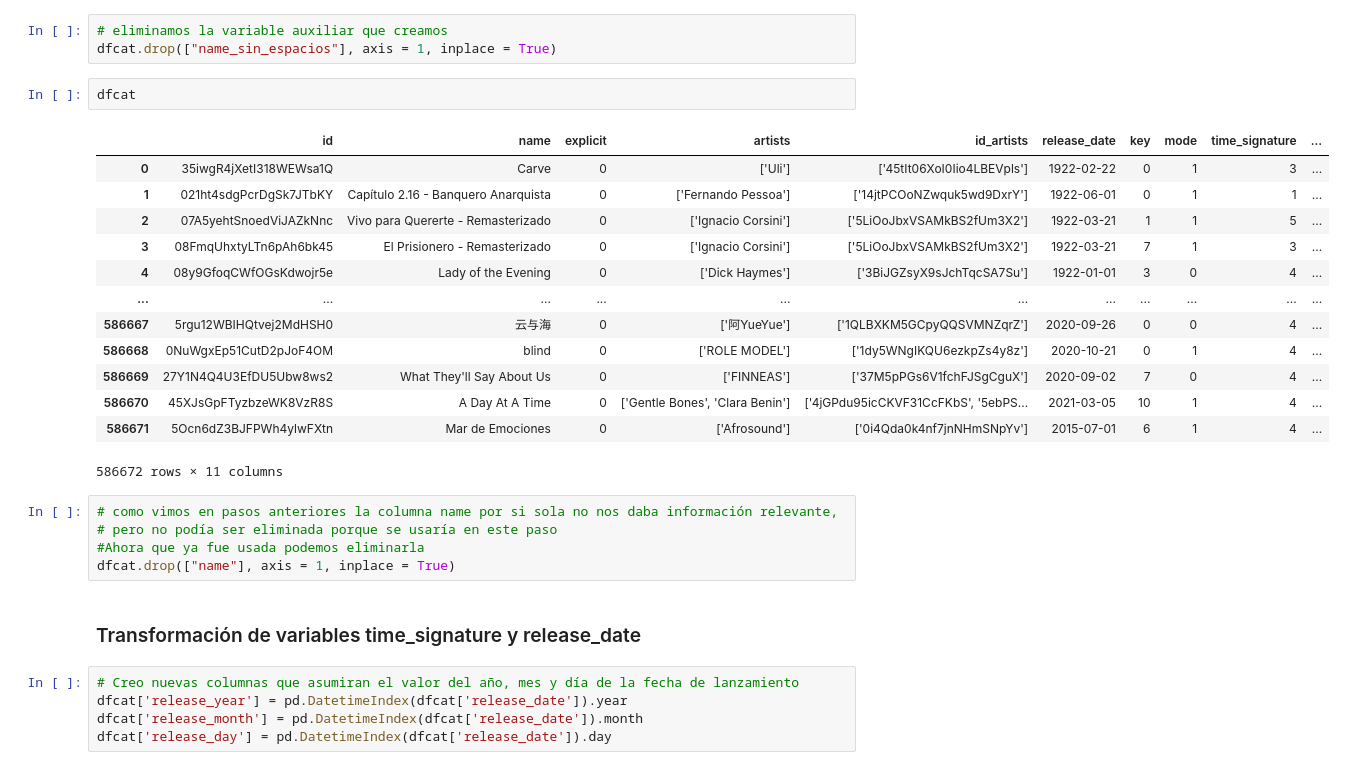
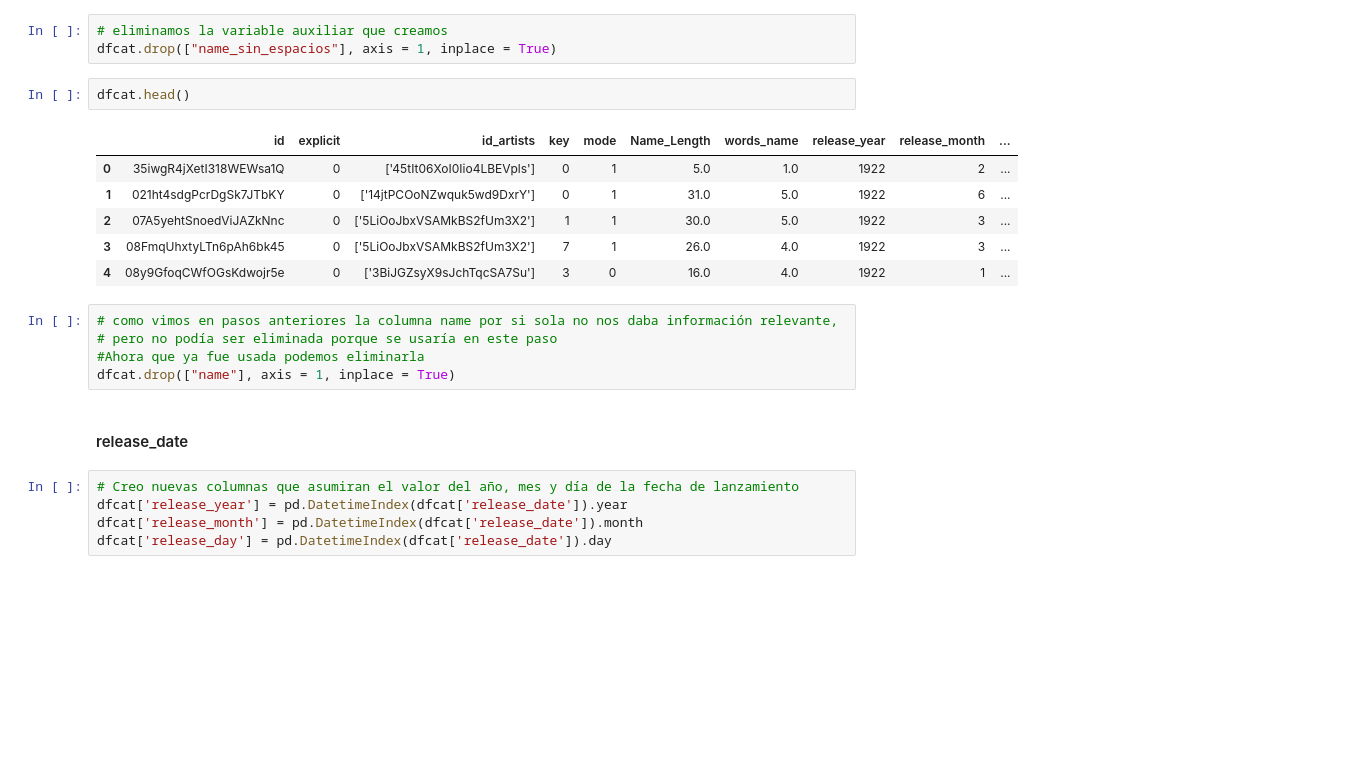
Before and after one commit to lucio-cornejo/proyecto-analisis-de-datos-1INF03, a Jupyter notebook: codes/limpieza_de_datos.ipynb, the cells around one changed output. Drawn from its saved outputs; the diff is of its cells as text; blank space fills up the shorter version.

```diff
--- a/codes/limpieza_de_datos.ipynb
+++ b/codes/limpieza_de_datos.ipynb
@@ -832,28 +816,21 @@ dfcat["words_name"] = dfcat["name"].str.split().str.len()
 # eliminamos la variable auxiliar que creamos
 dfcat.drop(["name_sin_espacios"], axis = 1, inplace = True)
 # %%
-dfcat
+dfcat.head()
 # %% [output]
-|  | id | name | explicit | artists | id_artists | release_date | key | mode | time_signature | ... |
-| 0 | 35iwgR4jXetI318WEWsa1Q | Carve | 0 | ['Uli'] | ['45tIt06XoI0Iio4LBEVpls'] | 1922-02-22 | 0 | 1 | 3 | ... |
-| 1 | 021ht4sdgPcrDgSk7JTbKY | Capítulo 2.16 - Banquero Anarquista | 0 | ['Fernando Pessoa'] | ['14jtPCOoNZwquk5wd9DxrY'] | 1922-06-01 | 0 | 1 | 1 | ... |
-| 2 | 07A5yehtSnoedViJAZkNnc | Vivo para Quererte - Remasterizado | 0 | ['Ignacio Corsini'] | ['5LiOoJbxVSAMkBS2fUm3X2'] | 1922-03-21 | 1 | 1 | 5 | ... |
-| 3 | 08FmqUhxtyLTn6pAh6bk45 | El Prisionero - Remasterizado | 0 | ['Ignacio Corsini'] | ['5LiOoJbxVSAMkBS2fUm3X2'] | 1922-03-21 | 7 | 1 | 3 | ... |
-| 4 | 08y9GfoqCWfOGsKdwojr5e | Lady of the Evening | 0 | ['Dick Haymes'] | ['3BiJGZsyX9sJchTqcSA7Su'] | 1922-01-01 | 3 | 0 | 4 | ... |
-| ... | ... | ... | ... | ... | ... | ... | ... | ... | ... | ... |
-| 586667 | 5rgu12WBIHQtvej2MdHSH0 | 云与海 | 0 | ['阿YueYue'] | ['1QLBXKM5GCpyQQSVMNZqrZ'] | 2020-09-26 | 0 | 0 | 4 | ... |
-| 586668 | 0NuWgxEp51CutD2pJoF4OM | blind | 0 | ['ROLE MODEL'] | ['1dy5WNgIKQU6ezkpZs4y8z'] | 2020-10-21 | 0 | 1 | 4 | ... |
-| 586669 | 27Y1N4Q4U3EfDU5Ubw8ws2 | What They'll Say About Us | 0 | ['FINNEAS'] | ['37M5pPGs6V1fchFJSgCguX'] | 2020-09-02 | 7 | 0 | 4 | ... |
-| 586670 | 45XJsGpFTyzbzeWK8VzR8S | A Day At A Time | 0 | ['Gentle Bones', 'Clara Benin'] | ['4jGPdu95icCKVF31CcFKbS', '5ebPS... | 2021-03-05 | 10 | 1 | 4 | ... |
-| 586671 | 5Ocn6dZ3BJFPWh4ylwFXtn | Mar de Emociones | 0 | ['Afrosound'] | ['0i4Qda0k4nf7jnNHmSNpYv'] | 2015-07-01 | 6 | 1 | 4 | ... |
+|  | id | explicit | id_artists | key | mode | Name_Length | words_name | release_year | release_month | ... |
+| 0 | 35iwgR4jXetI318WEWsa1Q | 0 | ['45tIt06XoI0Iio4LBEVpls'] | 0 | 1 | 5.0 | 1.0 | 1922 | 2 | ... |
+| 1 | 021ht4sdgPcrDgSk7JTbKY | 0 | ['14jtPCOoNZwquk5wd9DxrY'] | 0 | 1 | 31.0 | 5.0 | 1922 | 6 | ... |
+| 2 | 07A5yehtSnoedViJAZkNnc | 0 | ['5LiOoJbxVSAMkBS2fUm3X2'] | 1 | 1 | 30.0 | 5.0 | 1922 | 3 | ... |
+| 3 | 08FmqUhxtyLTn6pAh6bk45 | 0 | ['5LiOoJbxVSAMkBS2fUm3X2'] | 7 | 1 | 26.0 | 4.0 | 1922 | 3 | ... |
+| 4 | 08y9GfoqCWfOGsKdwojr5e | 0 | ['3BiJGZsyX9sJchTqcSA7Su'] | 3 | 0 | 16.0 | 4.0 | 1922 | 1 | ... |
-586672 rows × 11 columns
 # %%
 # como vimos en pasos anteriores la columna name por si sola no nos daba información relevante,
 # pero no podía ser eliminada porque se usaría en este paso
 #Ahora que ya fue usada podemos eliminarla
 dfcat.drop(["name"], axis = 1, inplace = True)
-# %% [markdown]
-### Transformación de variables time_signature y release_date
+# %% [markdown]
+#### release_date
 # %%
 # Creo nuevas columnas que asumiran el valor del año, mes y día de la fecha de lanzamiento
 dfcat['release_year'] = pd.DatetimeIndex(dfcat['release_date']).year
```
Also changed, not shown: parts of 6 cells of this notebook.
